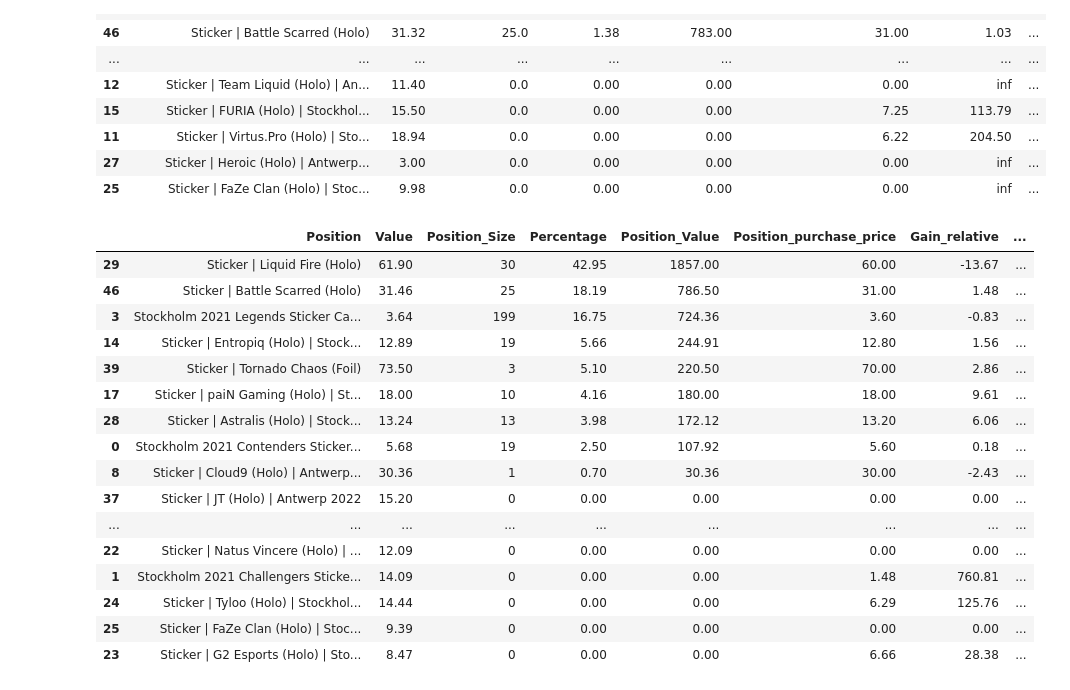
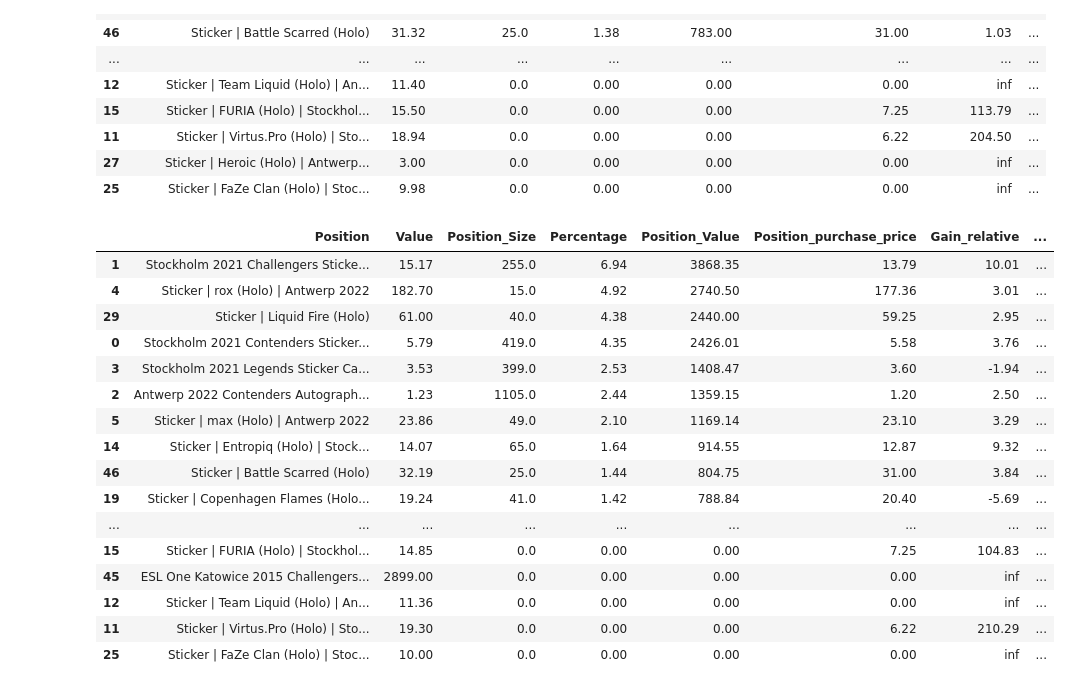
Before and after one commit to ElonRM/Sticker_Fonds_Tracker, a Jupyter notebook: check_data.ipynb, the cells around one changed output. Saved outputs shown, nothing was run; the diff lists cells and outputs as text; code cells hidden in the pictures.

```diff
--- a/check_data.ipynb
+++ b/check_data.ipynb
@@ -23,26 +23,26 @@ df.sort_values(by="Percentage", ascending=False)
 | 27 | Sticker | Heroic (Holo) | Antwerp... | 3.00 | 0.0 | 0.00 | 0.00 | 0.00 | inf | ... |
 | 25 | Sticker | FaZe Clan (Holo) | Stoc... | 9.98 | 0.0 | 0.00 | 0.00 | 0.00 | inf | ... |
 # %%
-df = pd.read_csv('Fund_Positions_Test.csv', index_col=0)
+df = pd.read_csv('Data/Fund_Positions_TEST_2.csv', index_col=0)
 df.sort_values(by="Percentage", ascending=False)
 # %% [output]
 |  | Position | Value | Position_Size | Percentage | Position_Value | Position_purchase_price | Gain_relative | ... |
-| 29 | Sticker | Liquid Fire (Holo) | 61.90 | 30 | 42.95 | 1857.00 | 60.00 | -13.67 | ... |
-| 46 | Sticker | Battle Scarred (Holo) | 31.46 | 25 | 18.19 | 786.50 | 31.00 | 1.48 | ... |
-| 3 | Stockholm 2021 Legends Sticker Ca... | 3.64 | 199 | 16.75 | 724.36 | 3.60 | -0.83 | ... |
-| 14 | Sticker | Entropiq (Holo) | Stock... | 12.89 | 19 | 5.66 | 244.91 | 12.80 | 1.56 | ... |
-| 39 | Sticker | Tornado Chaos (Foil) | 73.50 | 3 | 5.10 | 220.50 | 70.00 | 2.86 | ... |
-| 17 | Sticker | paiN Gaming (Holo) | St... | 18.00 | 10 | 4.16 | 180.00 | 18.00 | 9.61 | ... |
-| 28 | Sticker | Astralis (Holo) | Stock... | 13.24 | 13 | 3.98 | 172.12 | 13.20 | 6.06 | ... |
-| 0 | Stockholm 2021 Contenders Sticker... | 5.68 | 19 | 2.50 | 107.92 | 5.60 | 0.18 | ... |
-| 8 | Sticker | Cloud9 (Holo) | Antwerp... | 30.36 | 1 | 0.70 | 30.36 | 30.00 | -2.43 | ... |
-| 37 | Sticker | JT (Holo) | Antwerp 2022 | 15.20 | 0 | 0.00 | 0.00 | 0.00 | 0.00 | ... |
+| 1 | Stockholm 2021 Challengers Sticke... | 15.17 | 255.0 | 6.94 | 3868.35 | 13.79 | 10.01 | ... |
+| 4 | Sticker | rox (Holo) | Antwerp 2022 | 182.70 | 15.0 | 4.92 | 2740.50 | 177.36 | 3.01 | ... |
+| 29 | Sticker | Liquid Fire (Holo) | 61.00 | 40.0 | 4.38 | 2440.00 | 59.25 | 2.95 | ... |
+| 0 | Stockholm 2021 Contenders Sticker... | 5.79 | 419.0 | 4.35 | 2426.01 | 5.58 | 3.76 | ... |
+| 3 | Stockholm 2021 Legends Sticker Ca... | 3.53 | 399.0 | 2.53 | 1408.47 | 3.60 | -1.94 | ... |
+| 2 | Antwerp 2022 Contenders Autograph... | 1.23 | 1105.0 | 2.44 | 1359.15 | 1.20 | 2.50 | ... |
+| 5 | Sticker | max (Holo) | Antwerp 2022 | 23.86 | 49.0 | 2.10 | 1169.14 | 23.10 | 3.29 | ... |
+| 14 | Sticker | Entropiq (Holo) | Stock... | 14.07 | 65.0 | 1.64 | 914.55 | 12.87 | 9.32 | ... |
+| 46 | Sticker | Battle Scarred (Holo) | 32.19 | 25.0 | 1.44 | 804.75 | 31.00 | 3.84 | ... |
+| 19 | Sticker | Copenhagen Flames (Holo... | 19.24 | 41.0 | 1.42 | 788.84 | 20.40 | -5.69 | ... |
 | ... | ... | ... | ... | ... | ... | ... | ... | ... |
-| 22 | Sticker | Natus Vincere (Holo) | ... | 12.09 | 0 | 0.00 | 0.00 | 0.00 | 0.00 | ... |
-| 1 | Stockholm 2021 Challengers Sticke... | 14.09 | 0 | 0.00 | 0.00 | 1.48 | 760.81 | ... |
-| 24 | Sticker | Tyloo (Holo) | Stockhol... | 14.44 | 0 | 0.00 | 0.00 | 6.29 | 125.76 | ... |
-| 25 | Sticker | FaZe Clan (Holo) | Stoc... | 9.39 | 0 | 0.00 | 0.00 | 0.00 | 0.00 | ... |
-| 23 | Sticker | G2 Esports (Holo) | Sto... | 8.47 | 0 | 0.00 | 0.00 | 6.66 | 28.38 | ... |
+| 15 | Sticker | FURIA (Holo) | Stockhol... | 14.85 | 0.0 | 0.00 | 0.00 | 7.25 | 104.83 | ... |
+| 45 | ESL One Katowice 2015 Challengers... | 2899.00 | 0.0 | 0.00 | 0.00 | 0.00 | inf | ... |
+| 12 | Sticker | Team Liquid (Holo) | An... | 11.36 | 0.0 | 0.00 | 0.00 | 0.00 | inf | ... |
+| 11 | Sticker | Virtus.Pro (Holo) | Sto... | 19.30 | 0.0 | 0.00 | 0.00 | 6.22 | 210.29 | ... |
+| 25 | Sticker | FaZe Clan (Holo) | Stoc... | 10.00 | 0.0 | 0.00 | 0.00 | 0.00 | inf | ... |
 # %%
 df3 = pd.read_csv('planned_percentages.csv', index_col=0)
 df3
```
Also changed, not shown: 6 other files.
